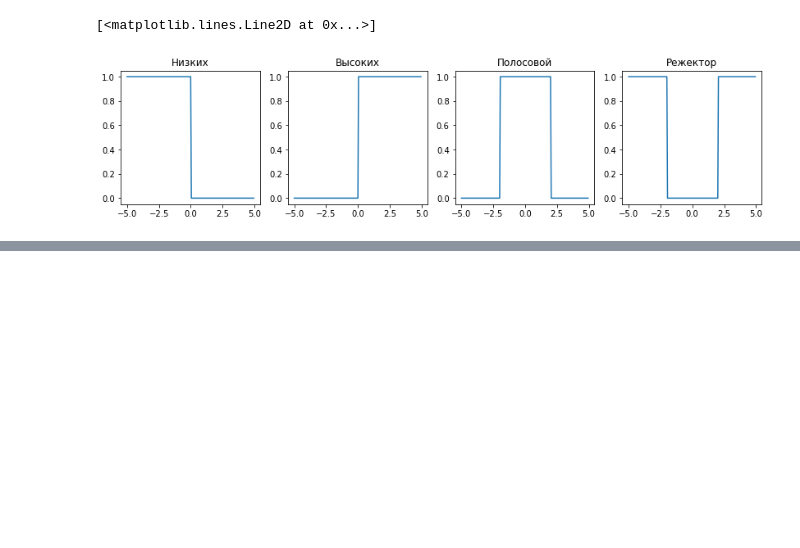
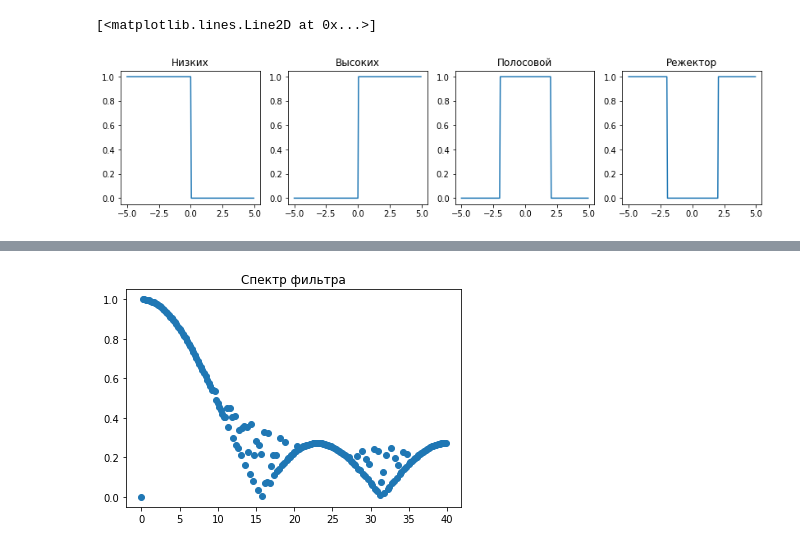
Before and after one commit to BearingBall/methods-of-signal-proccessing, a Jupyter notebook: task3.ipynb, the cells around one changed output, grey strips where cells are left out. Cells and saved outputs as stored; diff of their text form; code cells hidden in the pictures; blank space fills up the shorter version.

```diff
--- a/task3.ipynb
+++ b/task3.ipynb
@@ -5,7 +5,7 @@ import matplotlib.pyplot as plt
 # %%
 def fLowFreqRaw(x, a):
     return [1 if x[i]<a else 0 for i in range(len(x))]
-
+#*np.exp(1j*((x/len(x)*2*np.pi)-np.pi))
 def fHighFreqRaw(x, a):
     return [0 if x[i]<a else 1 for i in range(len(x))]
 
@@ -29,7 +29,14 @@ def slideringMean(x, N):
         res[i] = np.mean(shard)
     return res
 
+def softRect(x, a, b, N):
+    rect = [0 if (x[i]<a)or(x[i]>b) else 1 for i in range(len(x))]
+    return slideringMean(slideringMean(rect,N),N)
+    #return slideringMean(rect,N)
+    #return rect
+
 def drawSlidering(x, func, N):
+    print("частота среза", 1/(x[1]-x[0])/2/N )
     plt.figure(figsize=(14,4))
     plt.subplot(1,2,1)
     plt.title("Функция до фильтрации")
@@ -37,6 +44,22 @@ def drawSlidering(x, func, N):
     plt.subplot(1,2,2)
     plt.title("Функция после фильтрации")
     plt.plot(x, slideringMean(func, N))
+
+    plt.figure(figsize=(14,4))
+    plt.subplot(1,2,1)
+    plt.title("Спектр функции до фильтрации")
+    plt.scatter(w[:len(w)//2], np.real(np.fft.fft(func))[:len(w)//2])
+    plt.subplot(1,2,2)
+    plt.title("Спектр функции после фильтрации")
+    plt.scatter(w[:len(w)//2], np.real(np.fft.fft(slideringMean(func, N)))[:len(w)//2])
+
+def achhSimple(N):
+    arg = np.arange(-20,20,0.1)
+    graph = np.zeros(200)
+    for i in range(0,200):
+        graph[i] = np.max(slideringMean(np.sin(i*arg/5), N))
+    plt.title("Спектр фильтра")
+    plt.scatter(np.arange(0,40,0.2), graph)
 # %%
 x = np.arange(-5,5,0.05)
 w = freq(x)
@@ -124,0 +148,4 @@ funcFiltr(x, testFunc1(x), fLowFreqRaw(w,2))
+# %%
+achhSimple(2)
+# %% [output]
+[figure, added]
```
Also changed, not shown: parts of 8 cells of this notebook.
